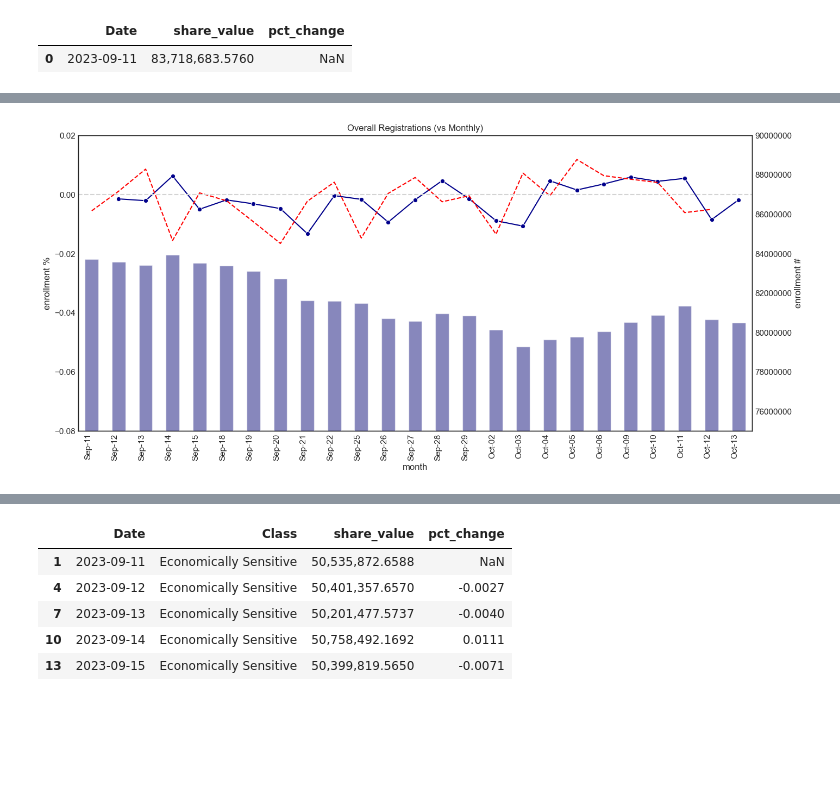
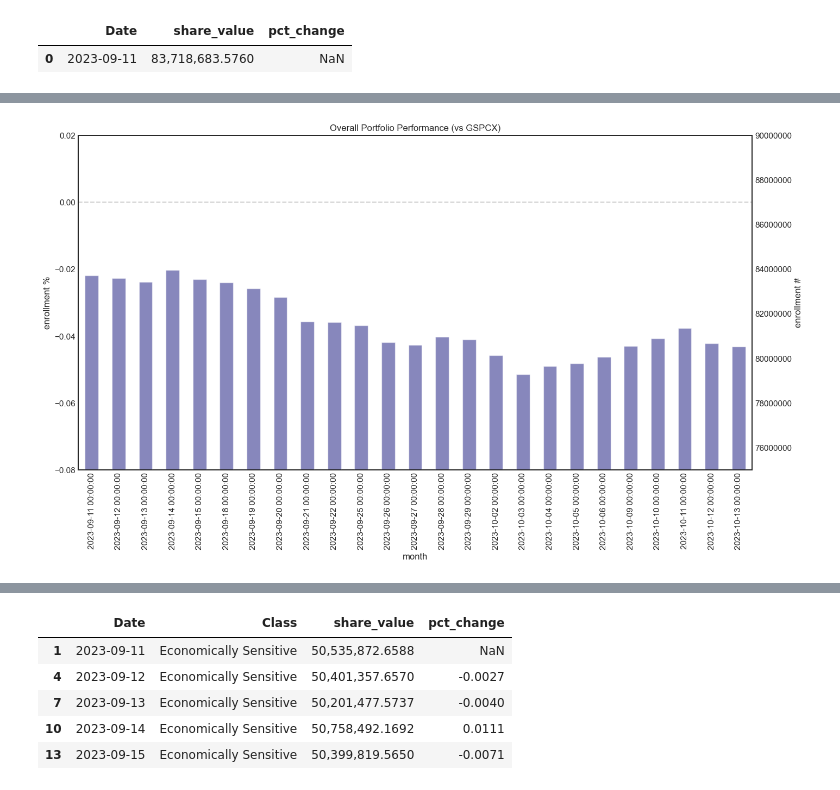
Before and after one commit to dsimband/DATA618, a Jupyter notebook: w7/DATA618_W7_Portfolio.ipynb, the cells around one changed output, grey strips where cells are left out. Cells and saved outputs as stored; diff of their text form; code cells hidden in the pictures; blank space fills up the shorter version.

Commit message:
fixed graph

```diff
--- a/w7/DATA618_W7_Portfolio.ipynb
+++ b/w7/DATA618_W7_Portfolio.ipynb
@@ -22,7 +22,8 @@ import seaborn as sns
 
 pd.set_option('display.float_format', lambda x: f'{x:,.4f}')
 sns.set_theme(rc={'axes.formatter.limits': (-8, 9)})
-style.use('seaborn-whitegrid')
+#style.use('seaborn-whitegrid')
+style.use("seaborn-white")
 plt.rcParams["figure.figsize"] = (10,6)
 # %% [markdown]
 # Weekly Tasks
@@ -77,3 +78,13 @@ def linreg(x,y):
 # Load Data
 # %% [markdown]
 ## Load Variables
+# %%
+var_lst = ['GSPCX']
+bench_df = pdr.get_data_yahoo(var_lst, start=purchase_date, end=end_date)['Close']
+#bench_df = round((bench_df.mean() / 100),4)
+bench_df = pd.DataFrame(bench_df)
+bench_df.columns = ['GSPCX']
+
+benchPercent_df = bench_df.pct_change()[1:]
+benchPercent_df.reset_index(inplace=True)
+benchPercent_df.head()
@@ -253,7 +272,7 @@ l_df:  (35, 3)
 # %%
 merge_df = m_df.merge(l_df, how='outer', left_on='Ticker', right_on='Ticker').merge(shares_df,how='outer' ,left_on='Ticker', right_on='Ticker')
 merge_df['share_value'] = merge_df['Price'] * merge_df['Shares']
-merge_df['perc_share_value'] = merge_df.groupby(['Ticker'])[['share_value']].pct_change()
+merge_df['pct_share_value'] = merge_df.groupby(['Ticker'])[['share_value']].pct_change()
 
 print('merge_df: ',merge_df.shape)
 # %% [output]
@@ -360,6 +364,6 @@ folioValue_df[folioValue_df['Date'] == purchase_date.strftime("%Y-%m-%d")]
 # %%
 #
-m1_df = folioValue_df.merge(benchPercent_econ_df, how='outer', left_on='Date', right_on='Date')
+m1_df = folioValue_df.merge(benchPercent_df, how='outer', left_on='Date', right_on='Date')
 #m1_df = m1_df.melt(id_vars=['Date'])
 m1_df
 # %% [output]
@@ -405,28 +521,31 @@ ax.set(title='Portfolio Performance (vs SPY)');
 # %%
 fig, ax1 = plt.subplots(figsize=(16,8))
-sns.lineplot(data = m1_df['pct_change'], marker='o' ,color='darkblue',sort=False, ax=ax1)
-sns.lineplot(data = benchPercent_econ_df['SPY'], color='red' , linestyle="dashed" ,sort=False, ax=ax1)
+sns.lineplot(data = m1_df[['Date','pct_change']], x='Date', y='pct_change',marker='o' ,color='darkblue',sort=False, ax=ax1)
+sns.lineplot(data = m1_df[['Date','GSPCX']], color='red' ,x='Date', y='GSPCX', linestyle="dashed" ,sort=False, ax=ax1)
 plt.axhline(y=0, linestyle="dashed", color='lightgray')
 
 ax2 = ax1.twinx()
 sns.barplot(data = m1_df, x='Date', y='share_value', alpha=0.5, ax=ax2, color='darkblue', width=.5)
 
 ax1.set_ylim(-.08, 0.02)
 ax2.set_ylim(75000000, 90000000)
+#ax2.set_ylim(0, 150000000)
 
-fig.autofmt_xdate()
+#fig.autofmt_xdate()
 ax1.tick_params(axis='x', labelrotation=90)
-xticks = xticks = m1_df['Date'].tolist()
-ax2.set_xticklabels([pd.to_datetime(tm, unit='d').strftime('%b-%d') for tm in xticks])
+#xticks = xticks = m1_df['Date'].tolist()
+#xticks2 = xticks = t1_df['Date'].tolist()
+#ax1.set_xticklabels([pd.to_datetime(tm, unit='d').strftime('%b-%d') for tm in xticks])
+#ax2.set_xticklabels([pd.to_datetime(tm, unit='d').strftime('%b-%d') for tm in xticks2])
 
 # annotations
-ax1.set_title('Overall Registrations (vs Monthly)')
+ax1.set_title('Overall Portfolio Performance (vs GSPCX)')
 ax1.set(xlabel='month', ylabel='enrollment %')
 ax2.set(ylabel='enrollment #')
 
 plt.show()
 # %% [output]
-[figure, old version]
+[figure, new version]
 # %%
 #
 m2_df = folioValue_df.merge(benchPercent_econ_df, how='outer', left_on='Date', right_on='Date')
```
Also changed, not shown: parts of 45 cells of this notebook, 1 other file.
